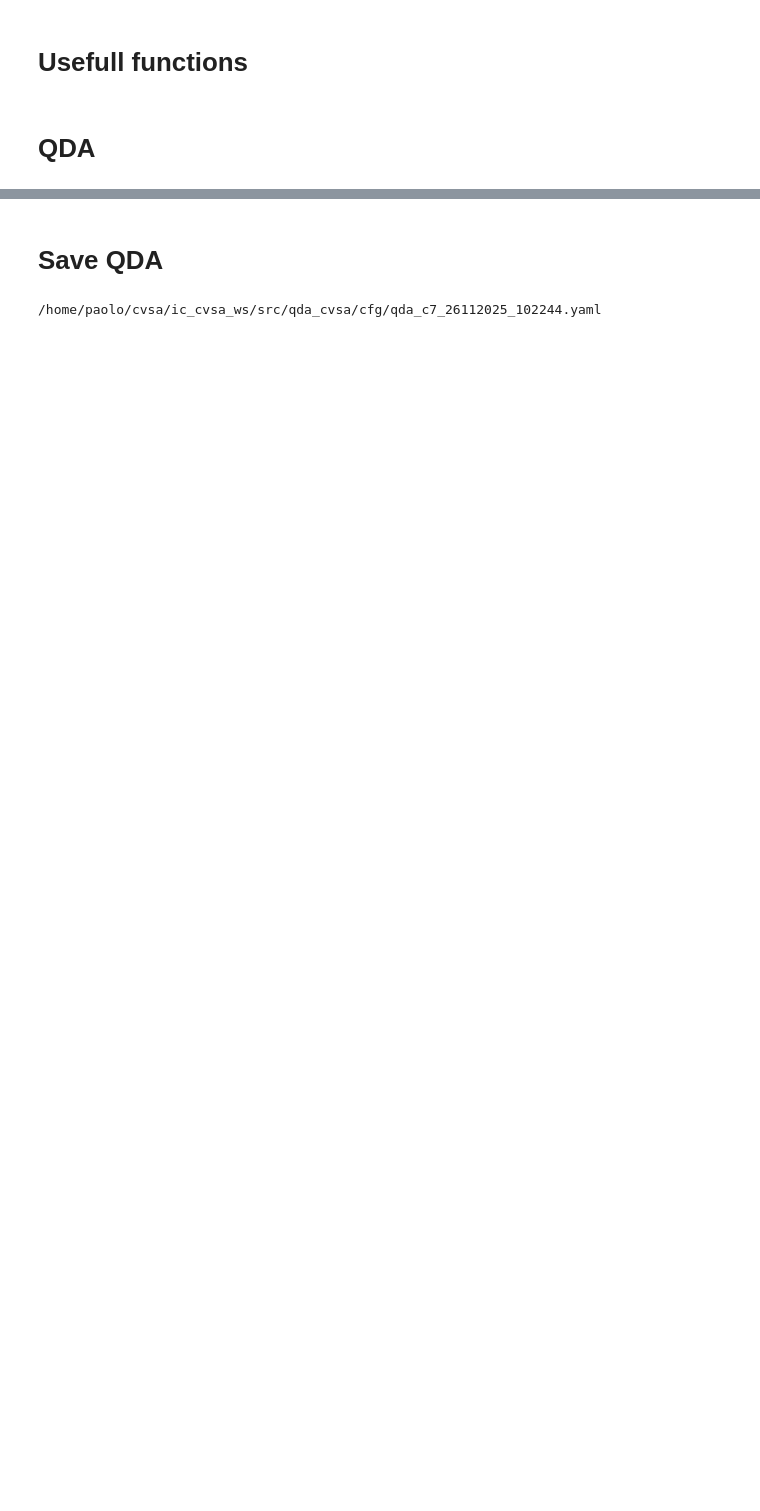
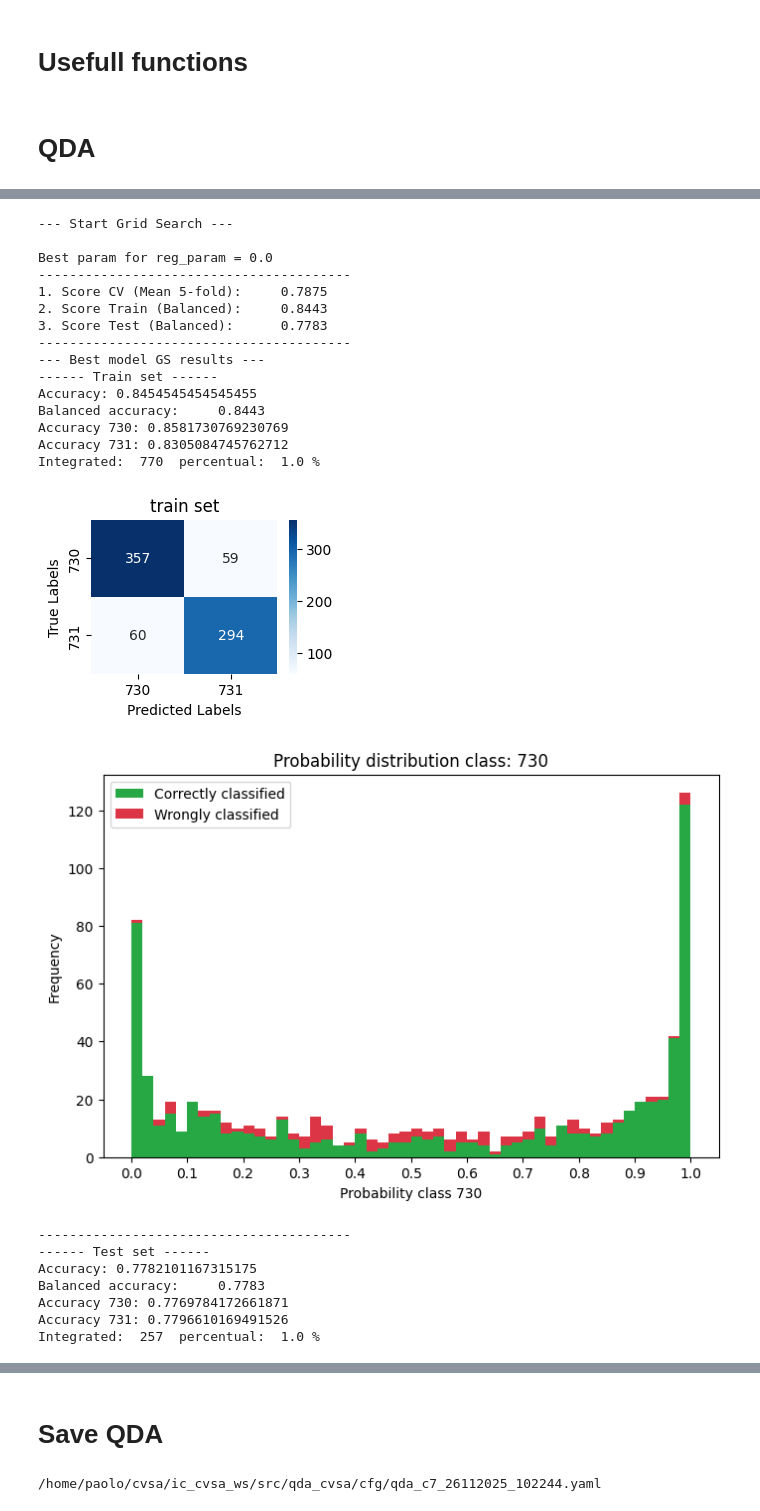
Before and after one commit to neurorobotics-iaslab/qda_cvsa, a Jupyter notebook: create_qda/create_qda.ipynb, the cells around one changed output, grey strips where cells are left out. Drawn from its saved outputs; the diff is of its cells as text; code cells hidden in the pictures; blank space fills up the shorter version.

```diff
--- a/create_qda/create_qda.ipynb
+++ b/create_qda/create_qda.ipynb
@@ -45,7 +45,7 @@ X = np.log(X) ######################## log-transform the data
 X = X[:,idx_ch_occipital]
 y = fix_mat(data['y']).ravel()
 
-X_train, X_test, y_train, y_test = train_test_split(X, y, test_size=percentual_test, shuffle=False, random_state=42)
+X_train, X_test, y_train, y_test = train_test_split(X, y, test_size=percentual_test, shuffle=True, random_state=42, stratify=y)
 
 unique_train, counts_train = np.unique(y_train, return_counts=True)
 unique_test, counts_test = np.unique(y_test, return_counts=True)
@@ -69,7 +69,6 @@ X shape:  (257, 17) , y shape:  (257,)
 # Usefull functions
 # %%
 def print_cm(cm, title, tick_labels):
-
     # Create a heatmap
     plt.figure(figsize=(3,2))
     ax = sns.heatmap(cm, annot=True, fmt='d', cmap='Blues')
@@ -83,9 +82,10 @@ def print_cm(cm, title, tick_labels):
     plt.show()
 
 
-def print_cm_rej(model, X, y_true, th_rej, title, ticket_label):
+def print_cm_rej(model, X, y_true, th_rej, title, ticket_label, type=' balanced'):
     cm = [[0, 0], [0, 0]]
     y_probs = model.predict_proba(X)
+    y_pred = model.predict(X)
     count_integrated = 0
 
     for idx_p in range(len(y_probs)):
@@ -104,6 +104,7 @@ def print_cm_rej(model, X, y_true, th_rej, title, ticket_label):
 
     # print accuracy
     print('Accuracy:', np.trace(cm)/np.sum(cm))
+    print(f"Balanced accuracy:     {balanced_accuracy_score(y_true, y_pred):.4f}")
     print('Accuracy 730:', cm[0][0]/(cm[0][0]+cm[0][1]))
     print('Accuracy 731:', cm[1][1]/(cm[1][0]+cm[1][1]))
     print('Integrated: ', count_integrated, ' percentual: ', count_integrated/len(y_probs), '%')
@@ -198,0 +146,72 @@ Integrated:  1027  percentual:  1.0 %
+# %%
+ths_rej = [0.5, 0.5]
+bins_step = 0.02
+
+param_grid = {
+    'reg_param': [0.0, 0.05, 0.1, 0.15, 0.2, 0.3, 0.4, 0.5, 0.6, 0.7, 0.8, 0.9],
+    'priors': [[0.5, 0.5]]
+}
+
+print("--- Start Grid Search ---")
+
+grid_search = GridSearchCV(
+    estimator=QuadraticDiscriminantAnalysis(),
+    param_grid=param_grid,
+    cv=5,
+    n_jobs=-1,
+    scoring='balanced_accuracy'
+).fit(X_train, y_train)
+
+model_qda = grid_search.best_estimator_
+best_params = grid_search.best_params_
+
+y_pred_train = model_qda.predict(X_train)
+y_pred_test  = model_qda.predict(X_test)
+
+score_train = balanced_accuracy_score(y_train, y_pred_train)
+score_test  = balanced_accuracy_score(y_test, y_pred_test)
+
+print(f"\nBest param for reg_param = {best_params['reg_param']}")
+print("-" * 40)
+print(f"1. Score CV (Mean 5-fold):     {grid_search.best_score_:.4f}")
+print(f"2. Score Train (Balanced):     {score_train:.4f}")
+print(f"3. Score Test (Balanced):      {score_test:.4f}")
+print("-" * 40)
+
+print("--- Best model GS results ---")
+print("------ Train set ------")
+print_cm_rej(model_qda, X_train, y_train, ths_rej, 'train set',  ['730', '731'])
+histo_prediction(X_train, y_train, model_qda, bins_step, classes)
+print("-" * 40)
+print("------ Test set ------")
+print_cm_rej(model_qda, X_test,  y_test,  ths_rej, 'test set',  ['730', '731'])
+histo_prediction(X_test, y_test, model_qda, bins_step, classes)
+print("-" * 40)
+print("------ All dataset ------")
+print_cm_rej(model_qda, X,  y,  ths_rej, 'all dataset',  ['730', '731'])
+histo_prediction(X, y, model_qda, bins_step, classes)
+# %% [output]
+--- Start Grid Search ---
+
+Best param for reg_param = 0.0
+----------------------------------------
+1. Score CV (Mean 5-fold):     0.7875
+2. Score Train (Balanced):     0.8443
+3. Score Test (Balanced):      0.7783
+----------------------------------------
+--- Best model GS results ---
+------ Train set ------
+Accuracy: 0.8454545454545455
+Balanced accuracy:     0.8443
+Accuracy 730: 0.8581730769230769
+Accuracy 731: 0.8305084745762712
+Integrated:  770  percentual:  1.0 %
+[figure, added]
+[figure, added]
+----------------------------------------
+------ Test set ------
+Accuracy: 0.7782101167315175
+Balanced accuracy:     0.7783
+Accuracy 730: 0.7769784172661871
+Accuracy 731: 0.7796610169491526
+Integrated:  257  percentual:  1.0 %
```
Also changed, not shown: parts of 9 cells of this notebook, 4 other files.
